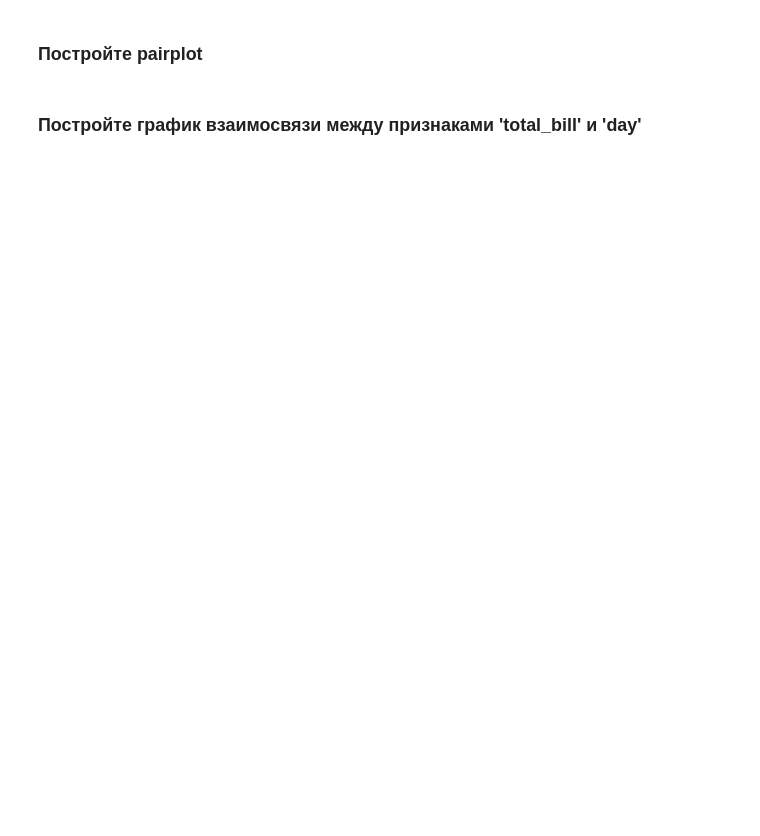
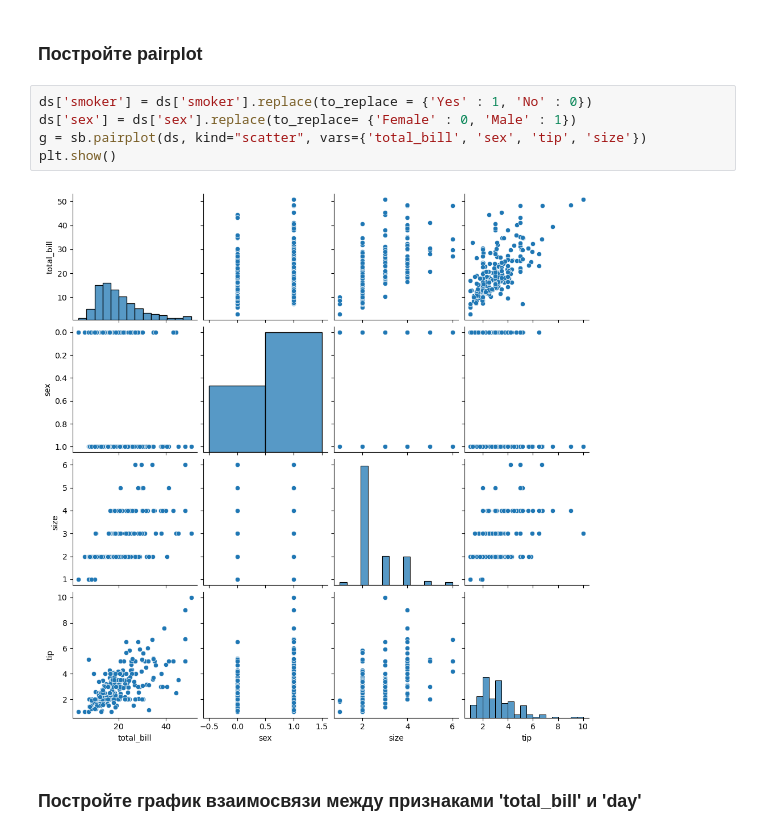
Before and after one commit to pantushevdenis/2024-09-otus-machine-learning-basic, a Jupyter notebook: 007_plot/Analyze and Visualize.ipynb, the cells around one changed output. Drawn from its saved outputs; the diff is of its cells as text; blank space fills up the shorter version.

```diff
--- a/007_plot/Analyze and Visualize.ipynb
+++ b/007_plot/Analyze and Visualize.ipynb
@@ -219,4 +243,11 @@ ds.head()
 # %% [markdown]
 ### Постройте pairplot
+# %%
+ds['smoker'] = ds['smoker'].replace(to_replace = {'Yes' : 1, 'No' : 0})
+ds['sex'] = ds['sex'].replace(to_replace= {'Female' : 0, 'Male' : 1})
+g = sb.pairplot(ds, kind="scatter", vars={'total_bill', 'sex', 'tip', 'size'})
+plt.show()
+# %% [output]
+[figure, added]
 # %% [markdown]
 ### Постройте график взаимосвязи между признаками 'total_bill' и 'day'
```
Also changed, not shown: parts of 9 cells of this notebook, 6 other files.
